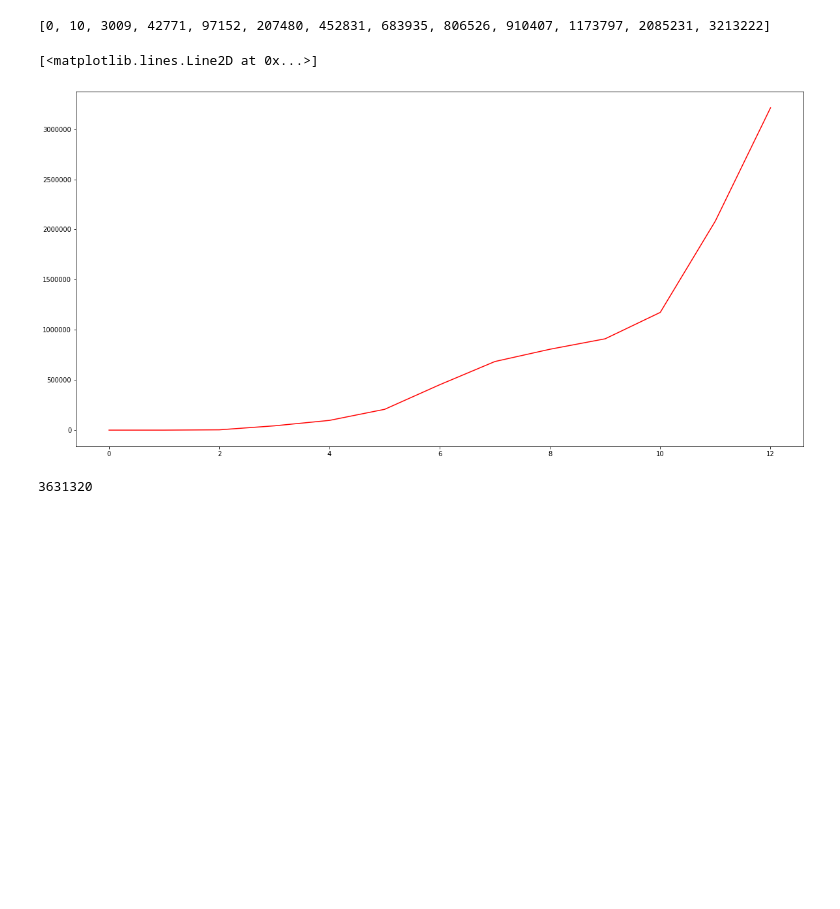
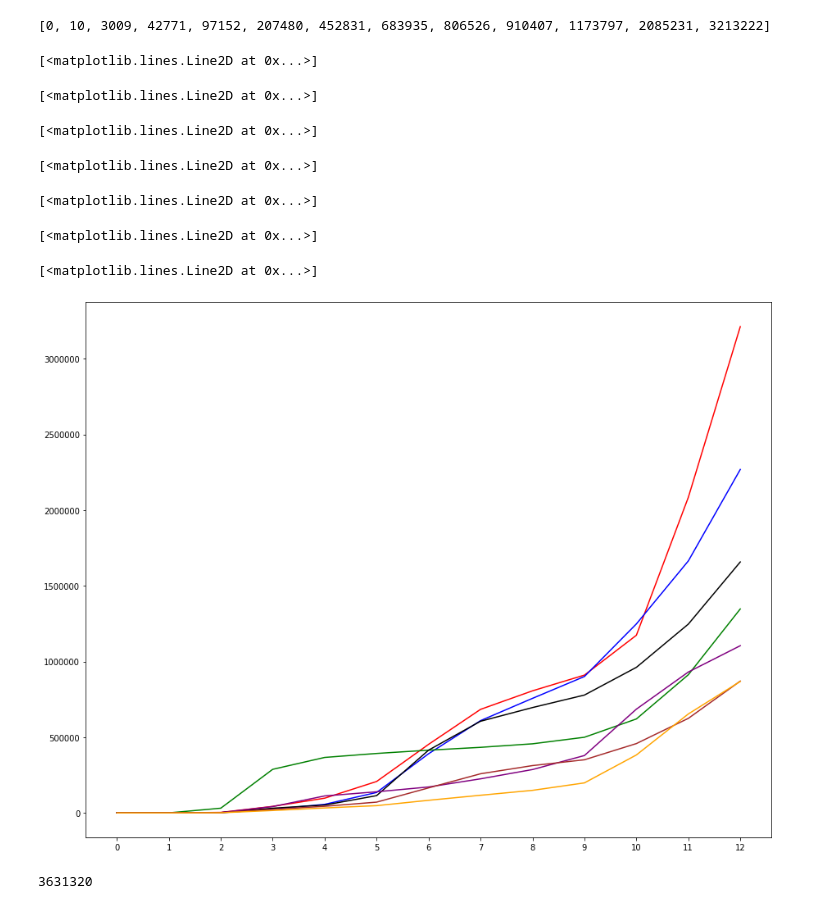
Before and after one commit to kitty-cat-catania/activity-, a Jupyter notebook: covidmap(darren).ipynb, the cells around one changed output. Cells and saved outputs as stored; diff of their text form; code cells hidden in the pictures; blank space fills up the shorter version.

```diff
--- a/covidmap(darren).ipynb
+++ b/covidmap(darren).ipynb
@@ -235,6 +231,7 @@ def casessumeachmonth (dfname):
 cali_array = casessumeachmonth(all_of_cali_df)
 texas_array = casessumeachmonth(all_of_texas_df)
 florida_array = casessumeachmonth(all_of_florida_df)
+newyork_array = casessumeachmonth(all_of_newyork_df)
 illinois_array = casessumeachmonth(all_of_illinois_df)
 georgia_array = casessumeachmonth(all_of_georgia_df)
 ohio_array = casessumeachmonth(all_of_ohio_df)
@@ -242,4 +239,9 @@ ohio_array = casessumeachmonth(all_of_ohio_df)
 top7state_array = []
 top7state_array.append(cali_array)
 top7state_array.append(texas_array)
-top7state_array
+top7state_array.append(newyork_array)
+top7state_array.append(florida_array)
+top7state_array.append(illinois_array)
+top7state_array.append(georgia_array)
+top7state_array.append(ohio_array)
+# top7state_array
@@ -356,11 +340,23 @@ print(statecases)
 # %%
 time = np.arange(0,13,1)
 # california, = plt.plot(time, statecases, color="red", label="California")
-plt.figure(figsize=(20, 10))
-display(plt.plot(time, statecases, color="red", label="California"))
+label_state = ['California','Texas','New York','Florida','Illinois','Georgia','Ohio']
+colors = ['red','blue','green','black','purple','brown','orange']
+
+plt.figure(figsize=(15, 12))
+plt.locator_params(axis="x", nbins=14)
+
+for i in range(0, len(top7state_array)):
+    display(plt.plot(time, top7state_array[i], color=colors[i], label=label_state[i]))
 # %% [output]
 [<matplotlib.lines.Line2D at 0x...>]
+[<matplotlib.lines.Line2D at 0x...>]
+[<matplotlib.lines.Line2D at 0x...>]
+[<matplotlib.lines.Line2D at 0x...>]
+[<matplotlib.lines.Line2D at 0x...>]
+[<matplotlib.lines.Line2D at 0x...>]
+[<matplotlib.lines.Line2D at 0x...>]
-[figure, old version]
+[figure, new version]
 # %%
 # Checking If Every Format Is The Same For Each County
 # only_yuba = all_of_cali.loc[all_of_cali['county'] == 'Yuba']
```
Also changed, not shown: parts of 20 cells of this notebook.
